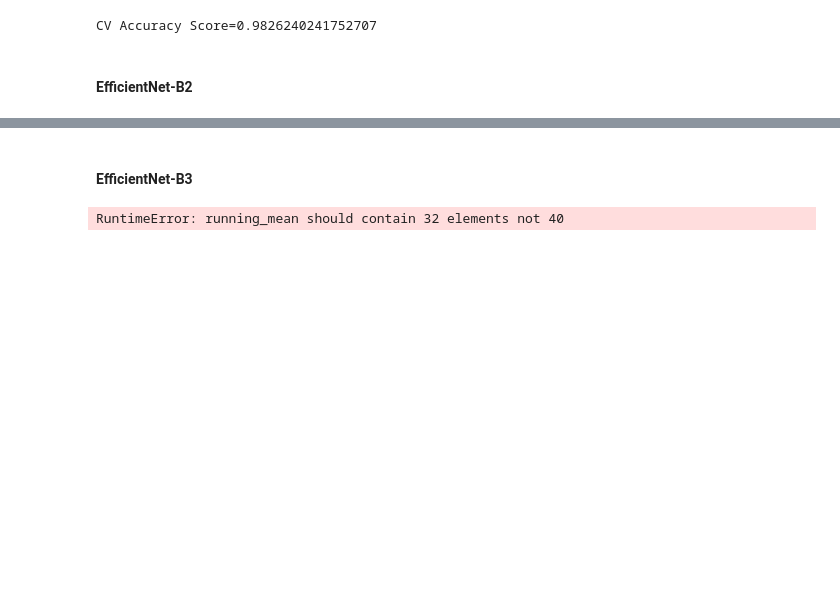
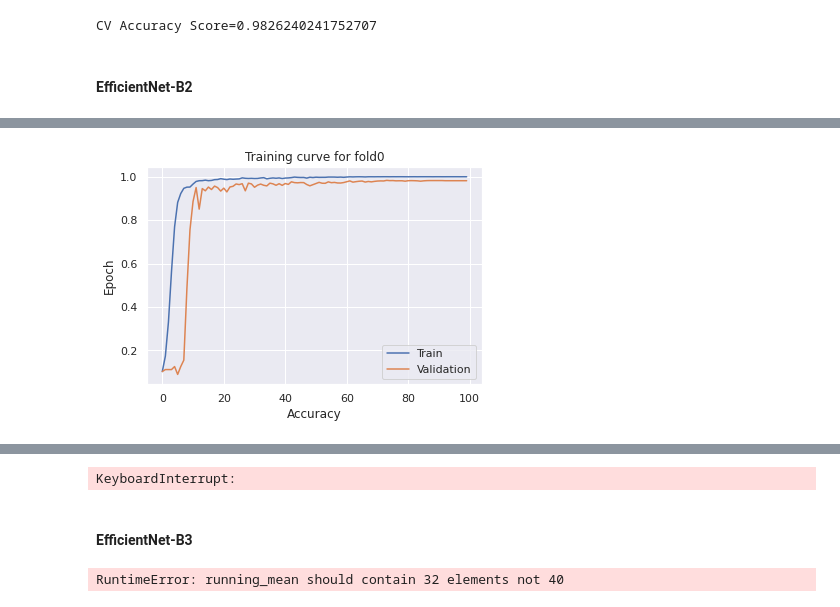
Before and after one commit to giwankim/emnist, a Jupyter notebook: notebooks/11-train-folds.ipynb, the cells around one changed output, grey strips where cells are left out. Drawn from its saved outputs; the diff is of its cells as text; code cells hidden in the pictures; blank space fills up the shorter version.

```diff
--- a/notebooks/11-train-folds.ipynb
+++ b/notebooks/11-train-folds.ipynb
@@ -953,7 +828,7 @@ torch.cuda.empty_cache()
 # %% [markdown]
 #### EfficientNet-B2
 # %%
-lr = 0.03
+lr = 0.01
 epochs = 100
 model_name = "efficientnet-b2"
 optim_name = "radam"
@@ -963,3 +838,4 @@ oof, targs = run(model_name, optim_name, epochs, lr, checkpoint, label_smooth=Tr
 preds = np.argmax(oof, axis=1)
 accuracy = metrics.accuracy_score(targs, preds)
 print(f"CV Accuracy Score={accuracy}")
+# %% [output]
@@ -965,0 +853 @@ print(f"CV Accuracy Score={accuracy}")
+[figure, added]
@@ -966,3 +857,4 @@ print(f"CV Accuracy Score={accuracy}")
+KeyboardInterrupt:
 # %%
 gc.collect()
 torch.cuda.empty_cache()
```
Also changed, not shown: parts of 22 cells of this notebook, 1 other file.
